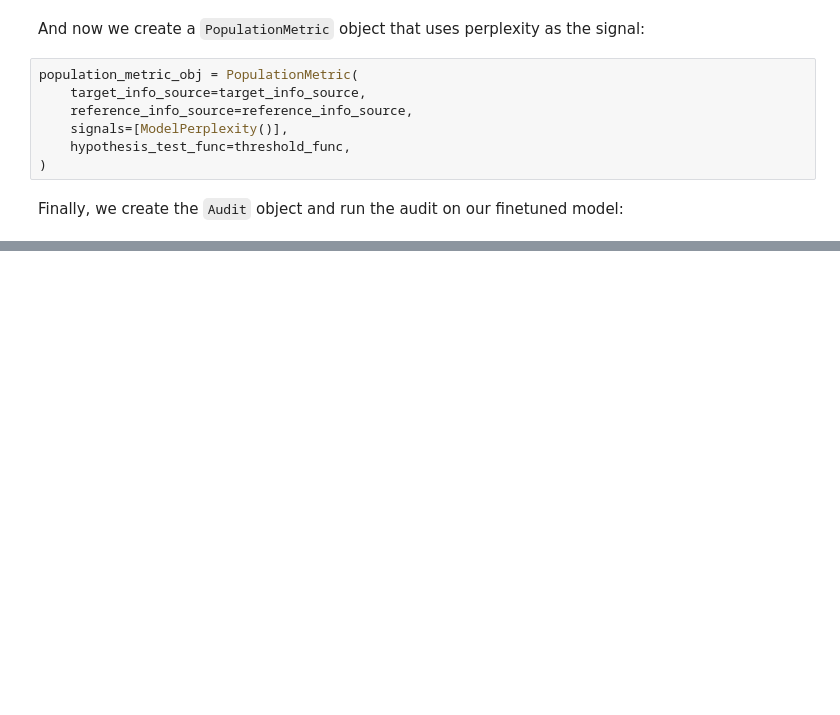
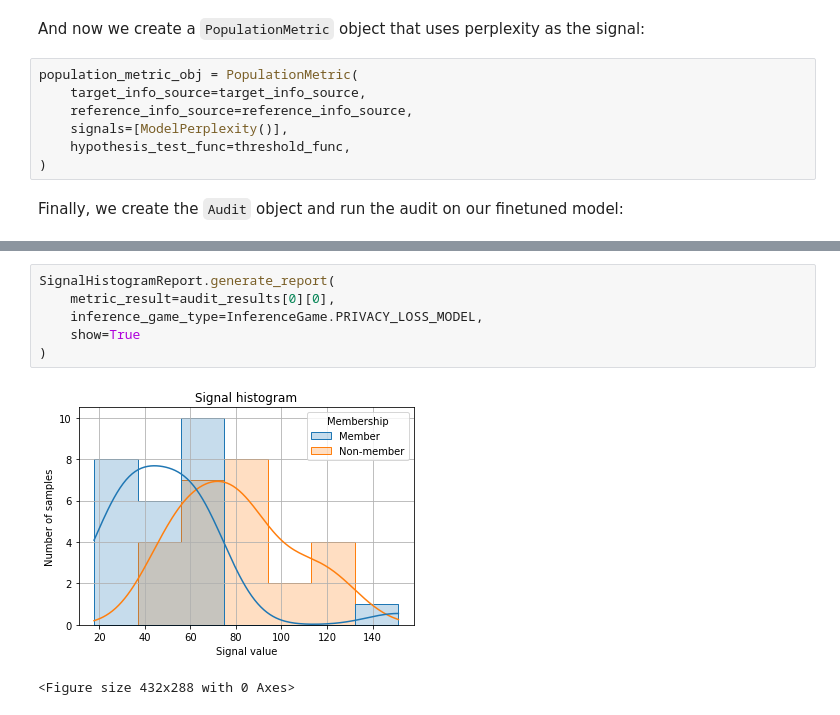
Before and after one commit to privacytrustlab/ml_privacy_meter, a Jupyter notebook: docs/hf_causal_language_models.ipynb, the cells around one changed output, grey strips where cells are left out. Cells and saved outputs as stored; diff of their text form; blank space fills up the shorter version.

```diff
--- a/docs/hf_causal_language_models.ipynb
+++ b/docs/hf_causal_language_models.ipynb
@@ -350,0 +376,9 @@ for result in audit_results:
+# %%
+SignalHistogramReport.generate_report(
+    metric_result=audit_results[0][0],
+    inference_game_type=InferenceGame.PRIVACY_LOSS_MODEL,
+    show=True
+)
+# %% [output]
+[figure, added]
+<Figure size 432x288 with 0 Axes>
```
Also changed, not shown: parts of 11 cells of this notebook, 2 other files.
